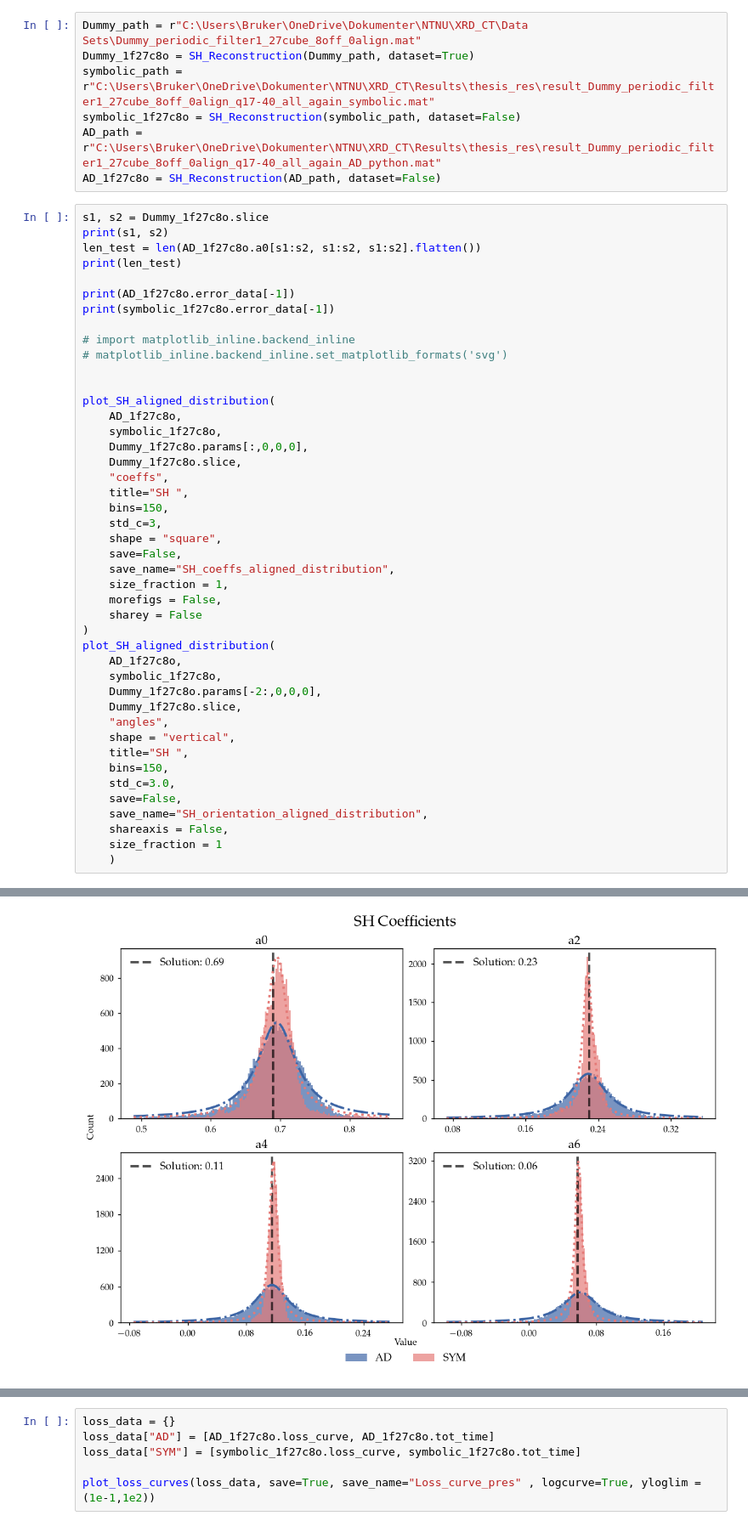
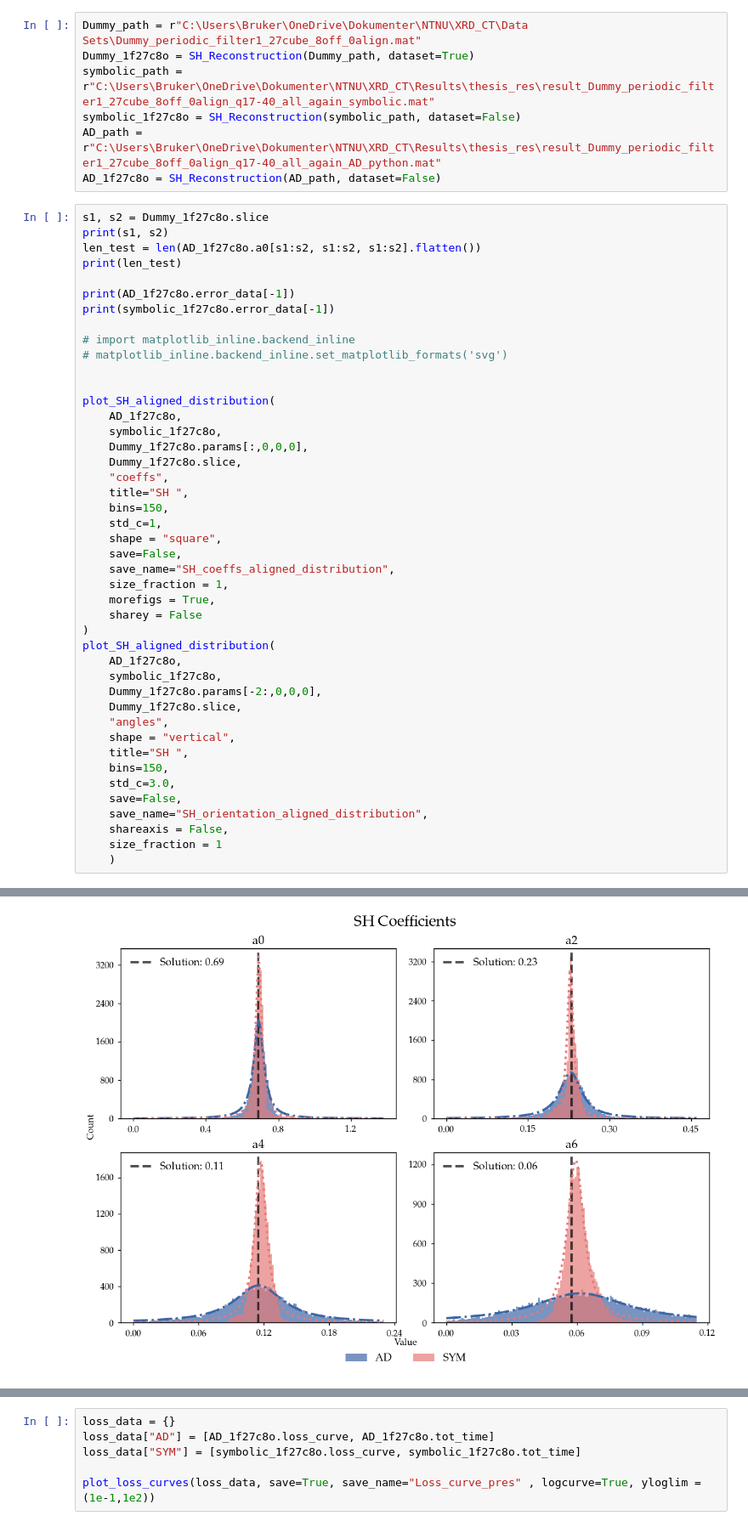
Before and after one commit to RubenDragland/XRD_CT, a Jupyter notebook: Results/data_analysis.ipynb, the cells around one changed output, grey strips where cells are left out. Shown: that part at 85% size. Drawn from its saved outputs; the diff is of its cells as text.

Commit message:
prints summary. Make final plot notebook

```diff
--- a/Results/data_analysis.ipynb
+++ b/Results/data_analysis.ipynb
@@ -105,36 +111,36 @@ plot_SH_aligned_distribution(
     Dummy_1f27c8o.slice,
     "coeffs",
     title="SH ",
     bins=150,
-    std_c=3,
+    std_c=1,
     shape = "square",
     save=False,
     save_name="SH_coeffs_aligned_distribution",
     size_fraction = 1,
-    morefigs = False,
+    morefigs = True,
     sharey = False
 )
 plot_SH_aligned_distribution(
     AD_1f27c8o,
     symbolic_1f27c8o,
     Dummy_1f27c8o.params[-2:,0,0,0],
     Dummy_1f27c8o.slice,
     "angles",
     shape = "vertical",
     title="SH ",
     bins=150,
     std_c=3.0,
     save=False,
     save_name="SH_orientation_aligned_distribution",
     shareaxis = False,
     size_fraction = 1
     )
 # %% [output]
 4 31
 19683
 [0.10411525]
 [0.19338132]
-[figure, old version]
+[figure, new version]
 [figure]
 # %%
 loss_data = {}
```
Also changed, not shown: parts of 7 cells of this notebook.
